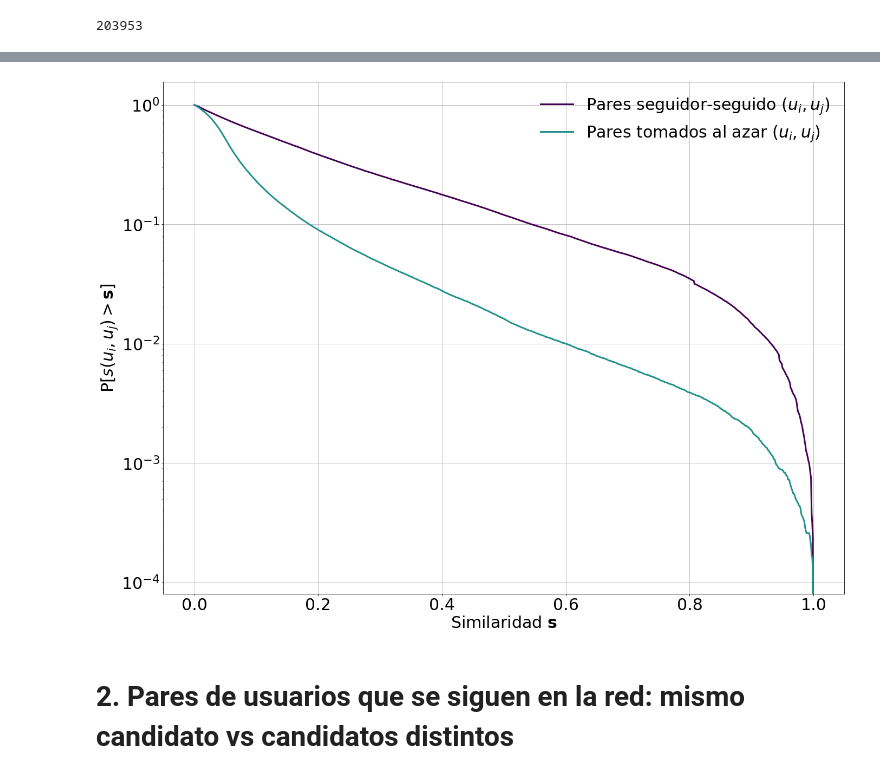
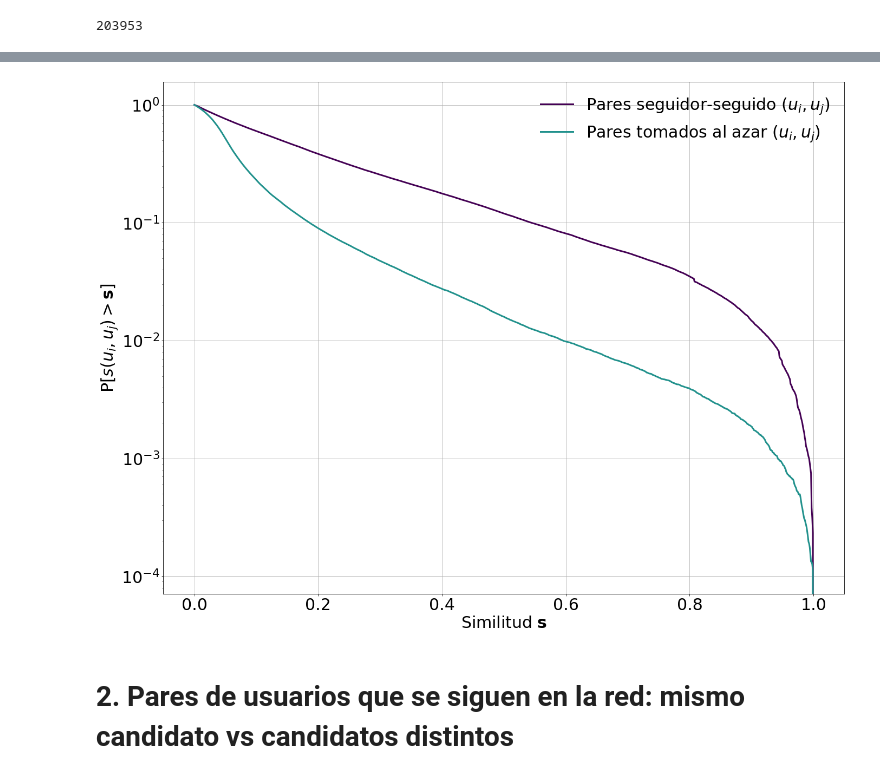
Before and after one commit to CoNexDat/twitter-topics, a Jupyter notebook: 03 Homofilia tematica.ipynb, the cells around one changed output, grey strips where cells are left out. Cells and saved outputs as stored; diff of their text form; code cells hidden in the pictures.

Commit message:
Cambio de 'similaridad' a 'similitud' en los graficos

```diff
--- a/03 Homofilia tematica.ipynb
+++ b/03 Homofilia tematica.ipynb
@@ -219,31 +219,31 @@ ran = gr_random["similaridad"].values
 # %%
 # ECDF
 plt.figure(figsize=(6,6))
 plt.rcParams.update({'font.size': 30})
 
 ax = plt.axes()
 ax.set_prop_cycle('color',[paleta(i) for i in np.linspace(0, 1, 3)])
 
 ax1=subplot()
 ecdf = sm.distributions.ECDF(sim)
 ecdf2 = sm.distributions.ECDF(ran)
 
 x = np.linspace(0, 1, 1000)
 y = 1-ecdf(x)
 y2 = 1-ecdf2(x)
 ax1.plot(x, y, label="Pares seguidor-seguido $(u_{i},u_{j})$", linewidth=3)
 ax1.plot(x, y2, label="Pares tomados al azar $(u_{i},u_{j})$", linewidth=3)
 plt.legend(frameon=False)
 plt.yscale('log')
-plt.xlabel("Similaridad $\\bf{s}$")
+plt.xlabel("Similitud $\\bf{s}$")
 plt.ylabel("P[$s(u_{i},u_{j}) > \\bf{s}$]")
 plt.grid()
 figure = plt.gcf()
 figure.set_size_inches(20, 15)
 plt.tight_layout()
 plt.show()
 # %% [output]
-[figure, old version]
+[figure, new version]
 # %% [markdown]
 # 2. Pares de usuarios que se siguen en la red: mismo candidato vs candidatos distintos
 # %%
```
Also changed, not shown: parts of 4 cells of this notebook.
